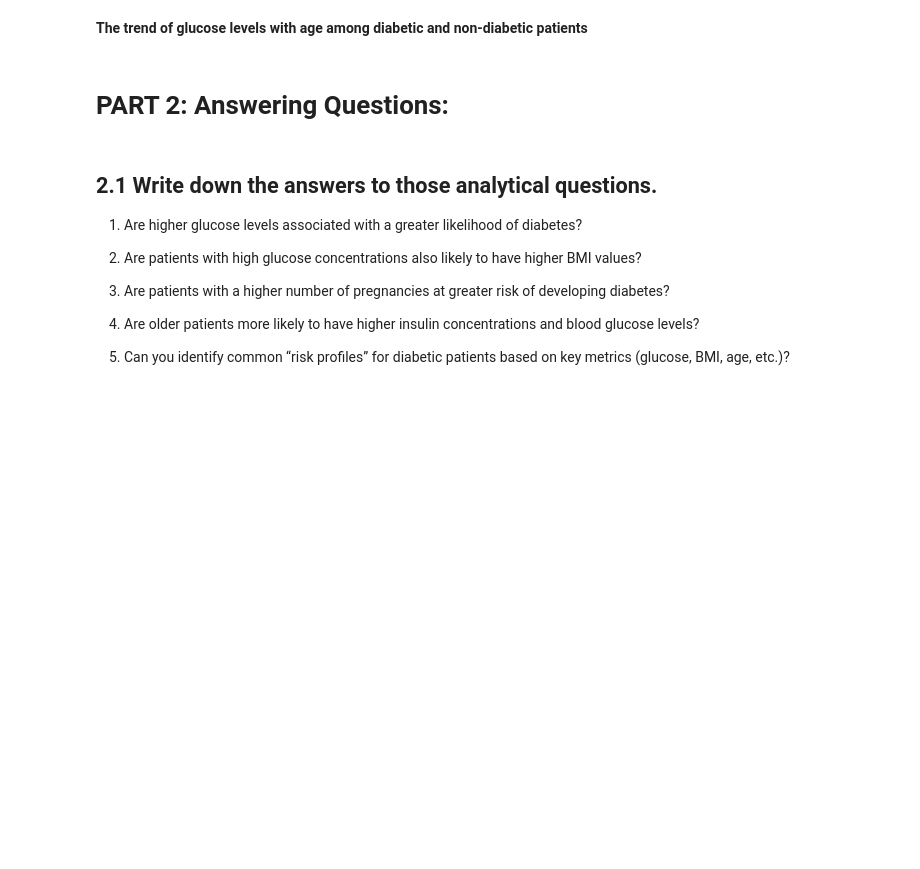
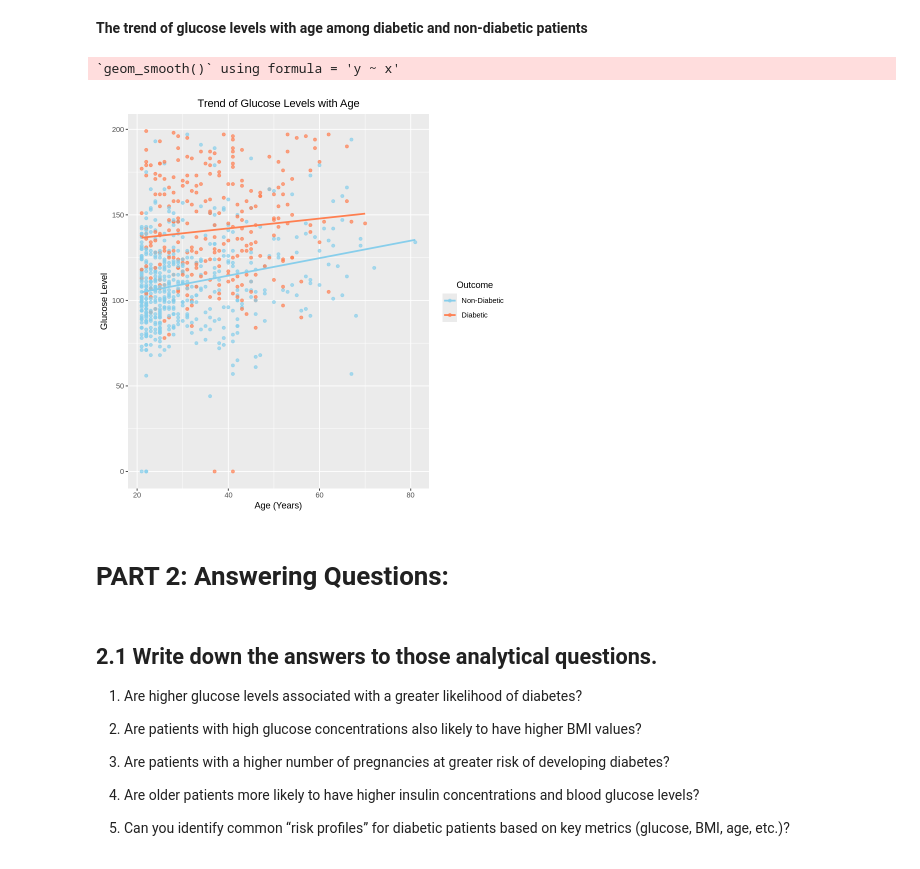
Before and after one commit to aadhamashraf/Analyzing-Diabetes-Dataset, a Jupyter notebook: DSAI-307-Final-Project.ipynb, the cells around one changed output. Cells and saved outputs as stored; diff of their text form; code cells hidden in the pictures; blank space fills up the shorter version.

```diff
--- a/DSAI-307-Final-Project.ipynb
+++ b/DSAI-307-Final-Project.ipynb
@@ -105,5 +215,21 @@ A tibble: 1 × 9
 # %% [markdown]
 **The trend of glucose levels with age among diabetic and non-diabetic patients**
+# %%
+ggplot(diabetes_data, aes(x = Age, y = Glucose, color = as.factor(Outcome))) +
+  geom_point(alpha = 0.7) +
+  geom_smooth(method = "lm", se = FALSE) +
+  labs(
+    title = "Trend of Glucose Levels with Age",x = "Age (Years)",y = "Glucose Level",color = "Outcome") +
+    scale_color_manual(values = c("0" = "skyblue", "1" = "coral"),labels = c("Non-Diabetic", "Diabetic")) +
+  theme(
+    plot.title = element_text(hjust = 0.5),
+    axis.title.x = element_text(hjust = 0.5),
+    axis.title.y = element_text(hjust = 0.5),
+    legend.title = element_text(hjust = 0.5)
+  )
+# %% [output]
+`geom_smooth()` using formula = 'y ~ x'
+[figure, added]
 # %% [markdown]
 # **PART 2: Answering Questions:**
 # %% [markdown]
```
Also changed, not shown: parts of 14 cells of this notebook.
